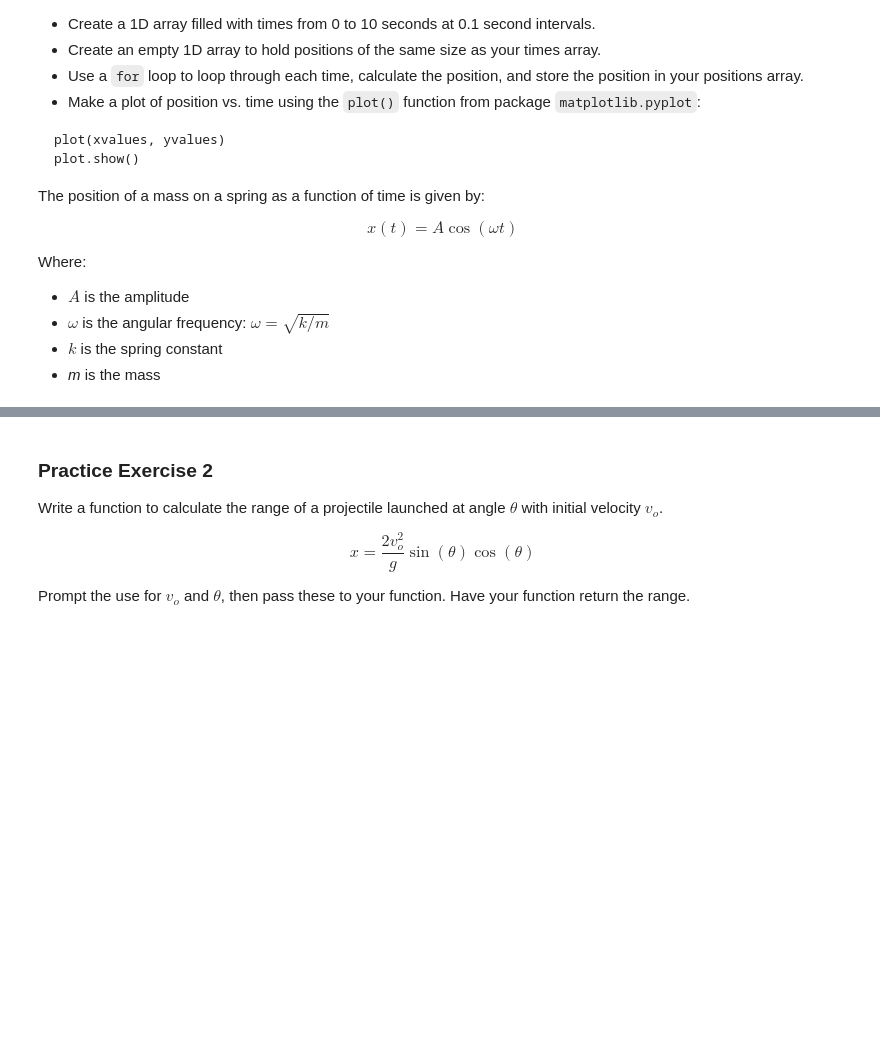
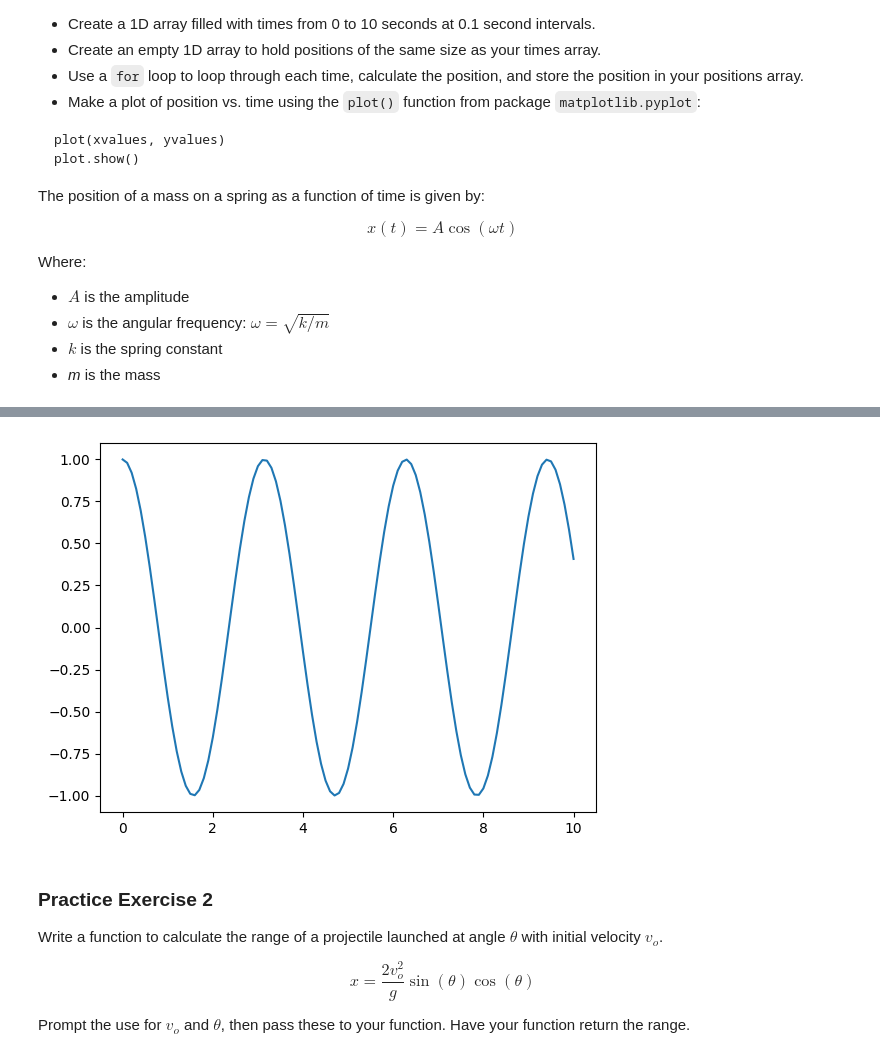
Before and after one commit to AcamaroCutcher/Computational-Physics, a Jupyter notebook: Class Notes/ph322_lecture03_practiceexercise.ipynb, the cells around one changed output, grey strips where cells are left out. Saved outputs shown, nothing was run; the diff lists cells and outputs as text; code cells hidden in the pictures; blank space fills up the shorter version.

```diff
--- a/Class Notes/ph322_lecture03_practiceexercise.ipynb
+++ b/Class Notes/ph322_lecture03_practiceexercise.ipynb
@@ -27,18 +41,29 @@ Where:
 # %%
 # Practice Exercise 1
 
 import numpy as np
 import matplotlib.pyplot as plt
 
 # define constants
 A = 1.0 # amplitude in meters
 k = 4.0 # spring constant in N/m
 m = 1.0 # mass in kg
 
 # calculate the angular frequency
 omega = np.sqrt(k/m)
 
 # add your code here
+
+time_array = np.arange(0,10.1,0.1)
+x_array = np.zeros(np.size(time_array), float)
+
+for i in range(np.size(time_array)):
+    x_array[i] = A * np.cos(omega *time_array[i])
+
+plt.plot(time_array, x_array)
+plt.show()
+# %% [output]
+[figure, added]
 # %% [markdown]
 ### Practice Exercise 2
 
```
Also changed, not shown: parts of 1 cell of this notebook.
